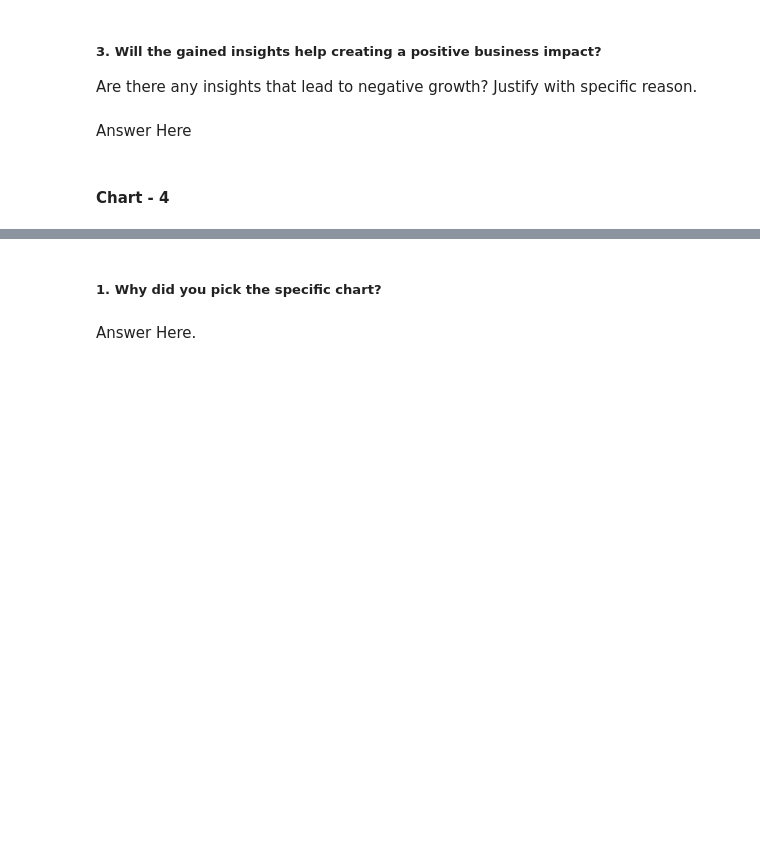
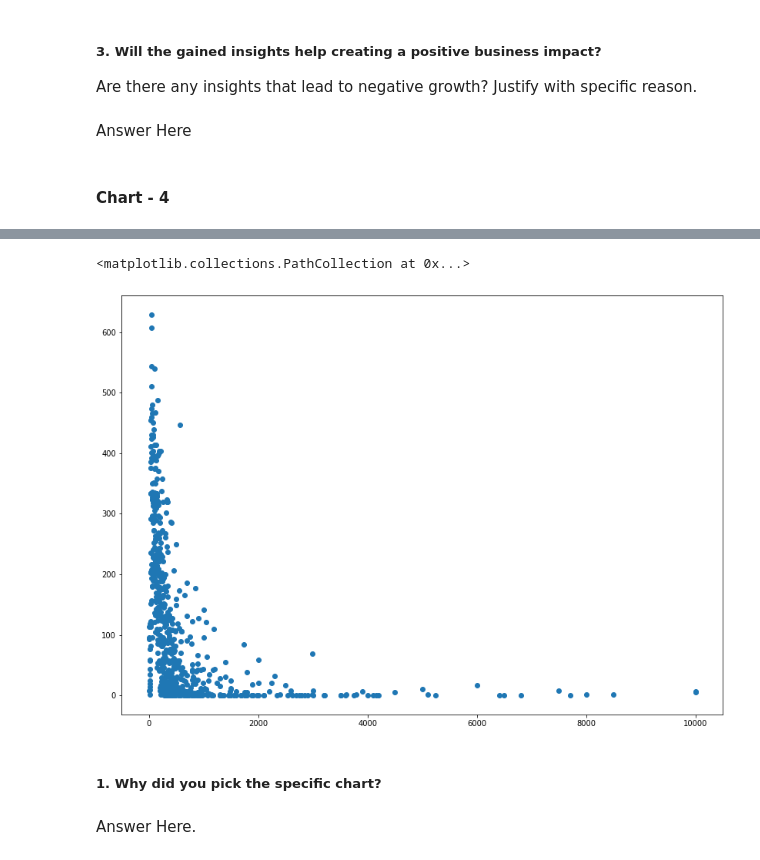
Before and after one commit to HemantSingh108/Airbnb_booking_analysis, a Jupyter notebook: Airbnb_Bookings_Analysis_Capstone_Project.ipynb, the cells around one changed output, grey strips where cells are left out. Cells and saved outputs as stored; diff of their text form; code cells hidden in the pictures; blank space fills up the shorter version.

```diff
--- a/Airbnb_Bookings_Analysis_Capstone_Project.ipynb
+++ b/Airbnb_Bookings_Analysis_Capstone_Project.ipynb
@@ -300,3 +345,5 @@ Answer Here
 #### Chart - 4
 # %%
 # Chart - 4 visualization code
+Price_Data = Data.groupby(['price'])['number_of_reviews'].max().reset_index()
+Price_Data
@@ -303,3 +364,9 @@ Answer Here
+# %%
+plt.figure(figsize=(14,10))
+plt.scatter(Price_Data['price'],Price_Data['number_of_reviews'])
+# %% [output]
+<matplotlib.collections.PathCollection at 0x...>
+[figure, added]
 # %% [markdown]
 ##### 1. Why did you pick the specific chart?
 # %% [markdown]
```
Also changed, not shown: parts of 8 cells of this notebook.
